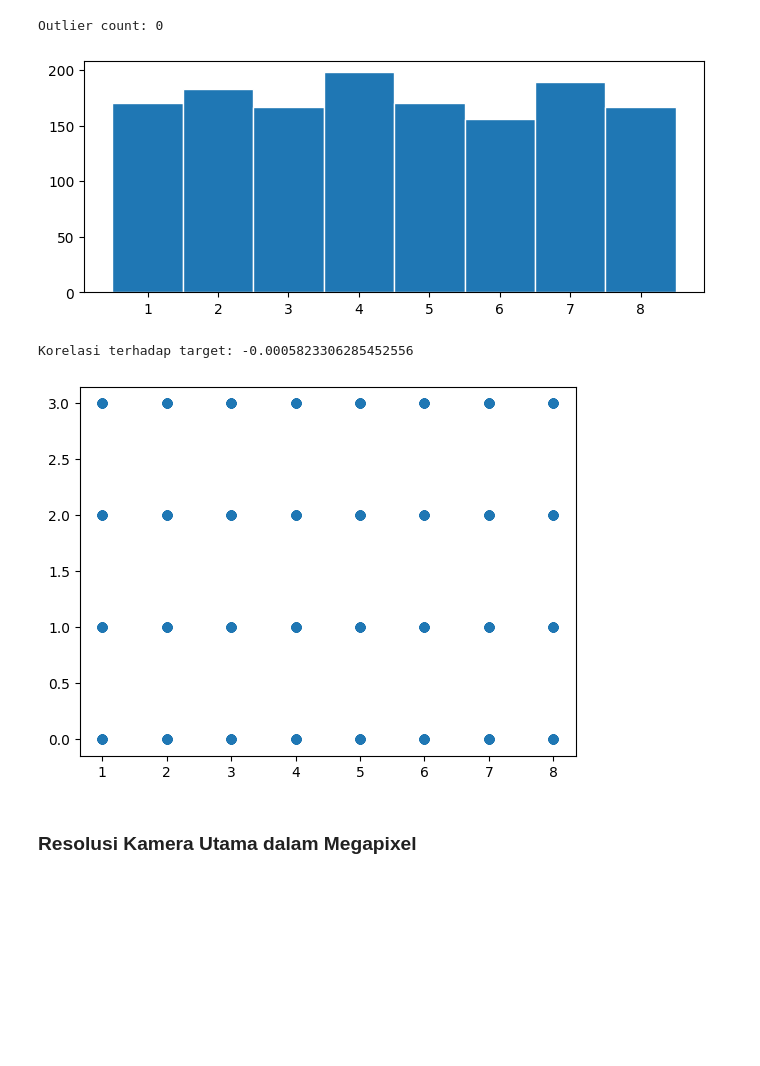
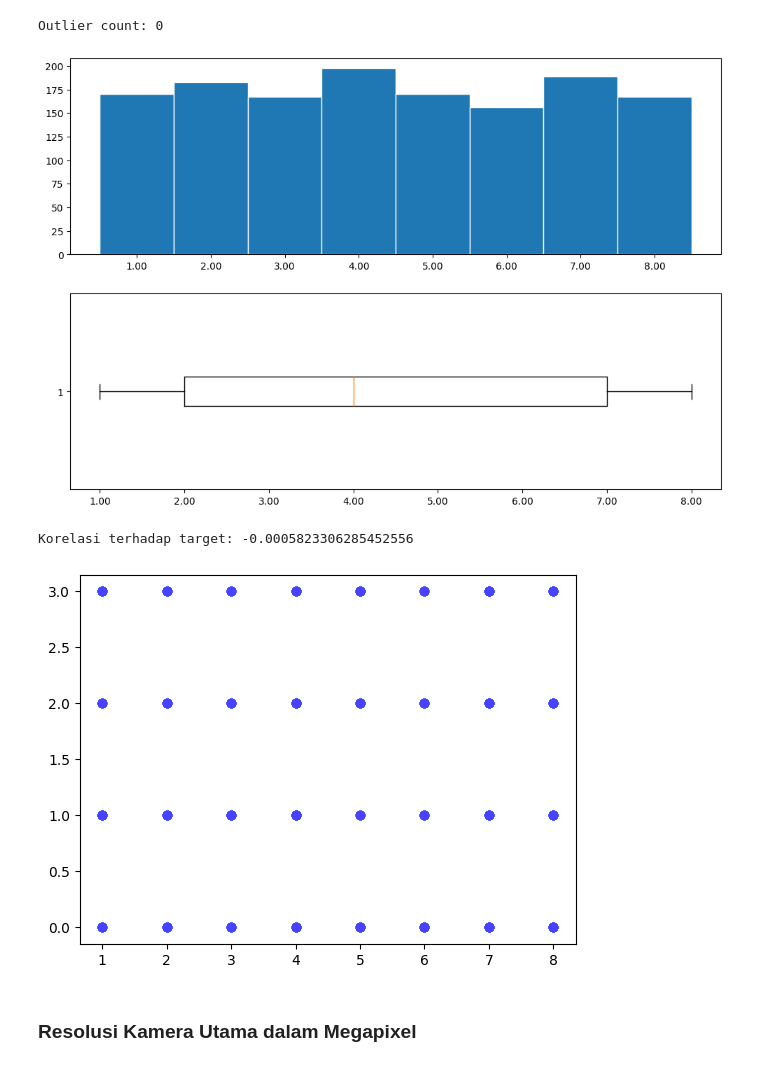
Before and after one commit to kevinjohn01/Tucil2_13521042_13521107, a Jupyter notebook: Tucil2_13521042_13521107.ipynb, the cells around one changed output. Saved outputs shown, nothing was run; the diff lists cells and outputs as text; code cells hidden in the pictures; blank space fills up the shorter version.

```diff
--- a/Tucil2_13521042_13521107.ipynb
+++ b/Tucil2_13521042_13521107.ipynb
@@ -80,6 +81,9 @@ class BaseStatistics(ABC):
             if pred(x): count += 1
         return count
 
+    def count_empty(self) -> int:
+        return self.count(lambda x: x is None or x == '' or math.isnan(x))
+
     def count_zeroes(self) -> int:
         return self.count(lambda x: x == 0)
 
@@ -88,7 +92,7 @@ class BaseStatistics(ABC):
         return self.count(lambda x: not (r_min <= x <= r_max))
 
     def versus(self, other: pd.Series):
-        return self.col.corr(other), plt.scatter(x=self.col, y=other)
+        return self.col.corr(other), plt.scatter(x=self.col, y=other, c='#4444ff22')
 
     @abstractmethod
     def visualize(self) -> None:
@@ -131,22 +135,32 @@ class NumericStatistics(BaseStatistics):
     def kurt_analyze(self):
         print(f'Kurtosis: {self.kurt}')
 
-    def visualize_n(self, bucket_count) -> None: #plot
+    def visualize_n(self, buckets) -> None: #plot
         fig, axs = plt.subplots(2, 1)
         fig.set_size_inches(12,8)
 
-        bucket_width = (self.max - self.min) / bucket_count
+        # Histogram
+        if isinstance(buckets, int):
+            bucket_width = (self.max - self.min) / buckets
 
-        #Histogram
-        bucket_bounds = [(self.min + i * bucket_width) for i in range(bucket_count + 1)]
-        _, bins, _ = axs[0].hist(self.col, bins=bucket_bounds, edgecolor='white')
-        axs[0].set_xticks(bins)
-        axs[0].set_xticklabels(axs[0].get_xticklabels(), rotation=45)
-        axs[0].xaxis.set_major_formatter(fmt(XTICK_FORMAT))
+            bucket_bounds = [(self.min + i * bucket_width) for i in range(buckets + 1)]
+            _, bins, _ = axs[0].hist(self.col, bins=bucket_bounds, edgecolor='white')
+            axs[0].set_xticks(bins)
+            axs[0].set_xticklabels(axs[0].get_xticklabels(), rotation=45)
+            axs[0].xaxis.set_major_formatter(fmt(XTICK_FORMAT))
+        elif isinstance(buckets, list):
+            bucket_bounds = [(buckets[i] + (buckets[i + 1] - buckets[i]) / 2) for i in range(len(buckets) - 1)]
+            bucket_bounds.insert(0, buckets[0] - .5)
+            bucket_bounds.append(buckets[len(buckets) - 1] + .5)
 
-        #Boxplot
+            _, _, _ = axs[0].hist(self.col, bins=bucket_bounds, edgecolor='white')
+            axs[0].set_xticks(buckets)
+            axs[0].xaxis.set_major_formatter(fmt(XTICK_FORMAT))
+
+        # Boxplot
         _ = axs[1].boxplot(self.col, vert=False)
         axs[1].xaxis.set_major_formatter(fmt(XTICK_FORMAT))
+
 
     def visualize(self) -> None: #plot
         self.visualize_n(BUCKET_COUNT)
@@ -616,7 +664,7 @@ Korelasi terhadap target: -0.07476875048323675
 ### Jumlah _core processor_
 # %%
 # Statistik dasar
-col = NonnumericStatistics('n_cores')
+col = NumericStatistics('n_cores')
 col.stats()
 # %% [output]
 |  | Name | Value |
@@ -644,16 +694,16 @@ print(f'Outlier count: {col.count_outliers()}')
 Outlier count: 0
 # %%
 # Distribusi data
-col.visualize()
+col.visualize_n([i for i in range(1, 9)])
 # %% [output]
-[figure, old version]
+[figure, new version]
 # %%
 # Korelasi terhadap kolom target
 corr, _ = col.versus(data['price_range'])
 print(f'Korelasi terhadap target: {corr}')
 # %% [output]
 Korelasi terhadap target: -0.0005823306285452556
-[figure, old version]
+[figure, new version]
 # %% [markdown]
 ### Resolusi Kamera Utama dalam Megapixel
 # %%
```
Also changed, not shown: parts of 33 cells of this notebook.
